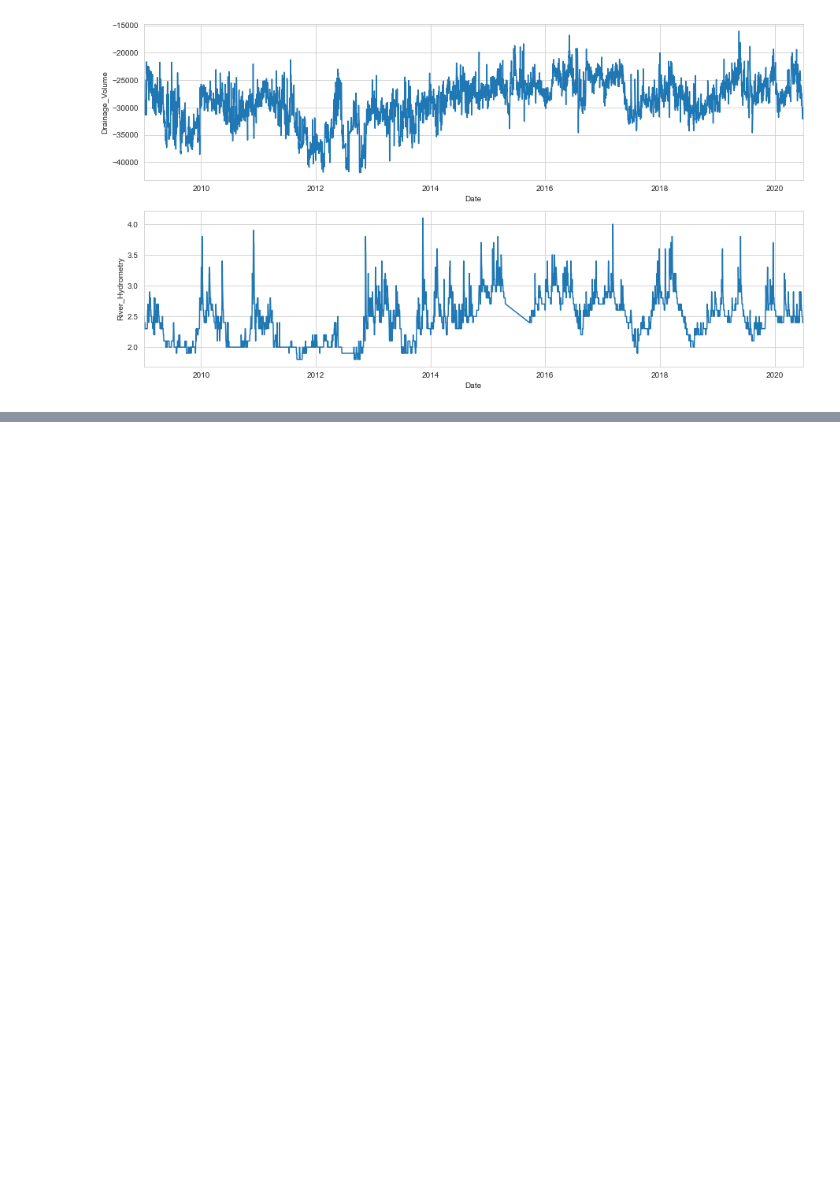
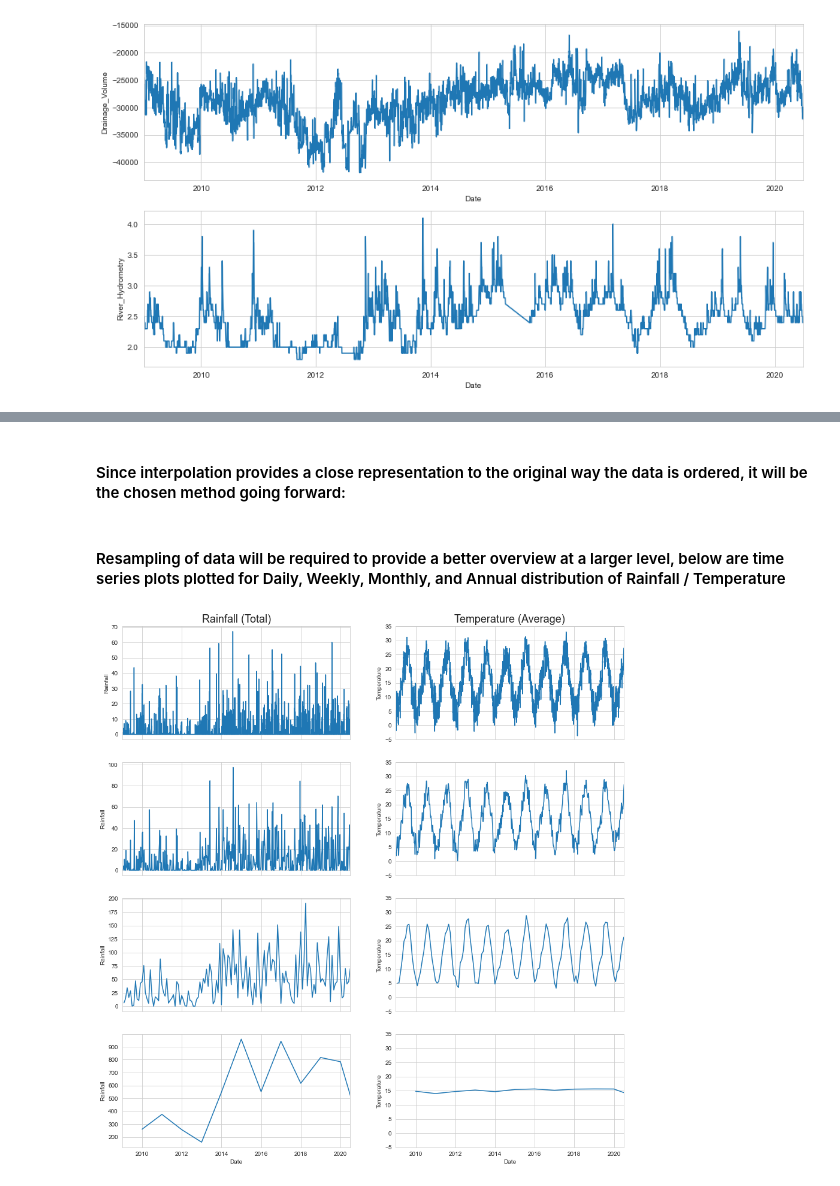
Before and after one commit to AshlanH/water_analytics, a Jupyter notebook: Aquifer_Petrignano_eda.ipynb, the cells around one changed output, grey strips where cells are left out. Drawn from its saved outputs; the diff is of its cells as text; code cells hidden in the pictures; blank space fills up the shorter version.

Commit message:
third checkpoint - data resampling & plotting

```diff
--- a/Aquifer_Petrignano_eda.ipynb
+++ b/Aquifer_Petrignano_eda.ipynb
@@ -168,0 +164,2 @@ df['Depth_to_Groundwater'] = df['Depth_to_Groundwater'].interpolate()
+# %% [markdown]
+#### Since interpolation provides a close representation to the original way the data is ordered, it will be the chosen method going forward:
@@ -168,0 +170,37 @@ df['Depth_to_Groundwater'] = df['Depth_to_Groundwater'].interpolate()
+# %% [markdown]
+#### Resampling of data will be required to provide a better overview at a larger level, below are time series plots plotted for Daily, Weekly, Monthly, and Annual distribution of Rainfall / Temperature
+# %%
+f, ax = plt.subplots(4,2, figsize=(15,16), sharex=True)
+
+def chart_rainfall(selection_value, selection_parameter, axi): #rainfall is aggregated by sum
+    sns.lineplot(
+    data = df.resample(selection_parameter, on='Date').sum(),
+    x = 'Date',
+    y = selection_value,
+    ax = axi
+)
+def chart_temperature(selection_value, selection_parameter, axi):
+    sns.lineplot(
+    data = df.resample(selection_parameter, on='Date').mean(),
+    x = 'Date',
+    y = selection_value,
+    ax = axi
+)
+
+
+
+chart_rainfall('Rainfall', 'D', ax[0,0])
+chart_rainfall('Rainfall', 'W', ax[1,0])
+chart_rainfall('Rainfall', 'M', ax[2,0])
+chart_rainfall('Rainfall', 'A', ax[3,0])
+chart_temperature('Temperature', 'D', ax[0,1])
+chart_temperature('Temperature', 'W', ax[1,1])
+chart_temperature('Temperature', 'M', ax[2,1])
+chart_temperature('Temperature', 'A', ax[3,1])
+ax[0,0].set_title('Rainfall (Total)', fontsize='18')
+ax[0,1].set_title('Temperature (Average)', fontsize='18')
+for i in range(4):
+    ax[i, 1].set_xlim([date(2009, 1, 1), date(2020, 6, 30)])
+    ax[i, 1].set_ylim([-5, 35])
+# %% [output]
+[figure, added]
```
Also changed, not shown: parts of 13 cells of this notebook, 1 other file.
